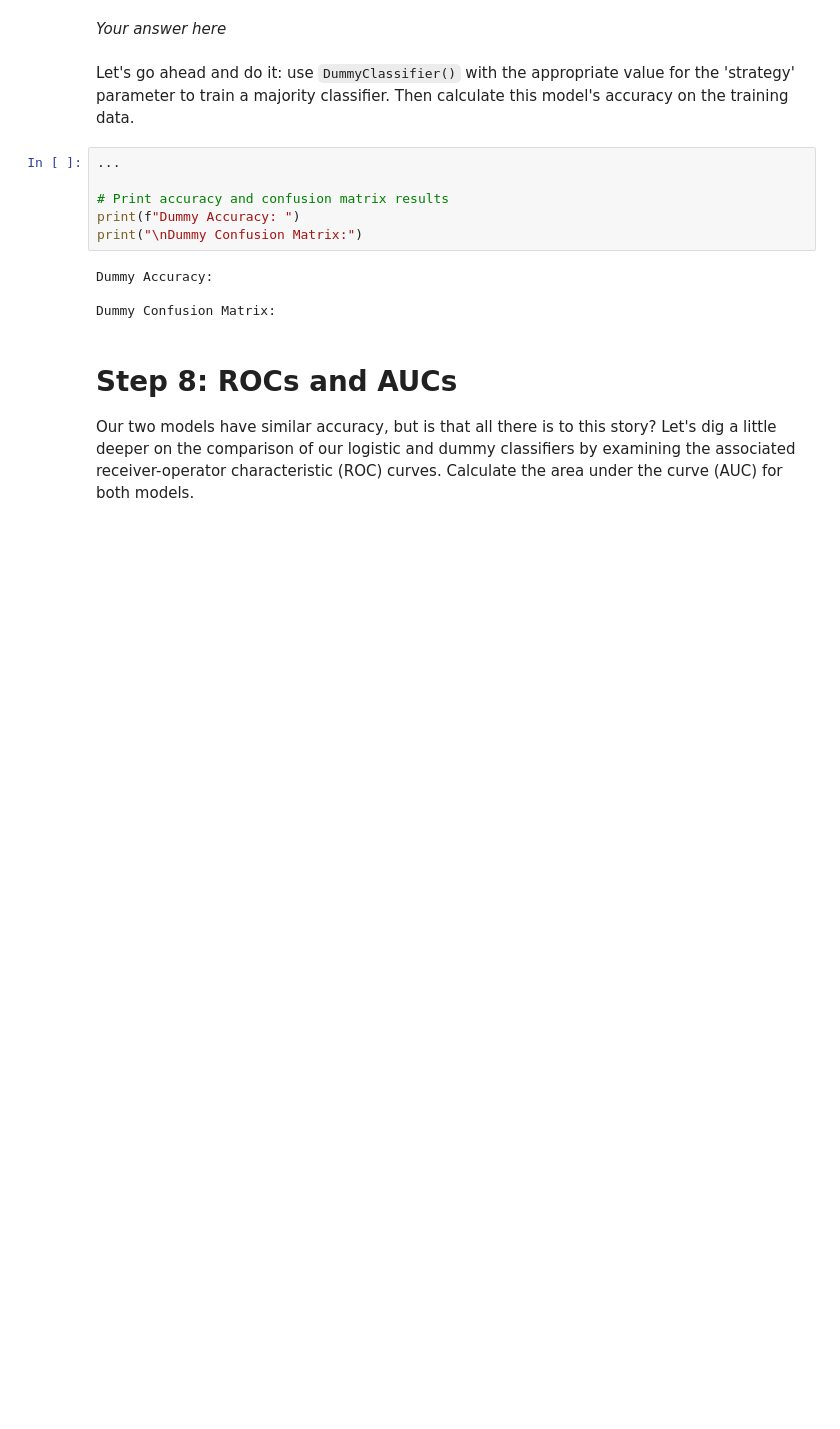
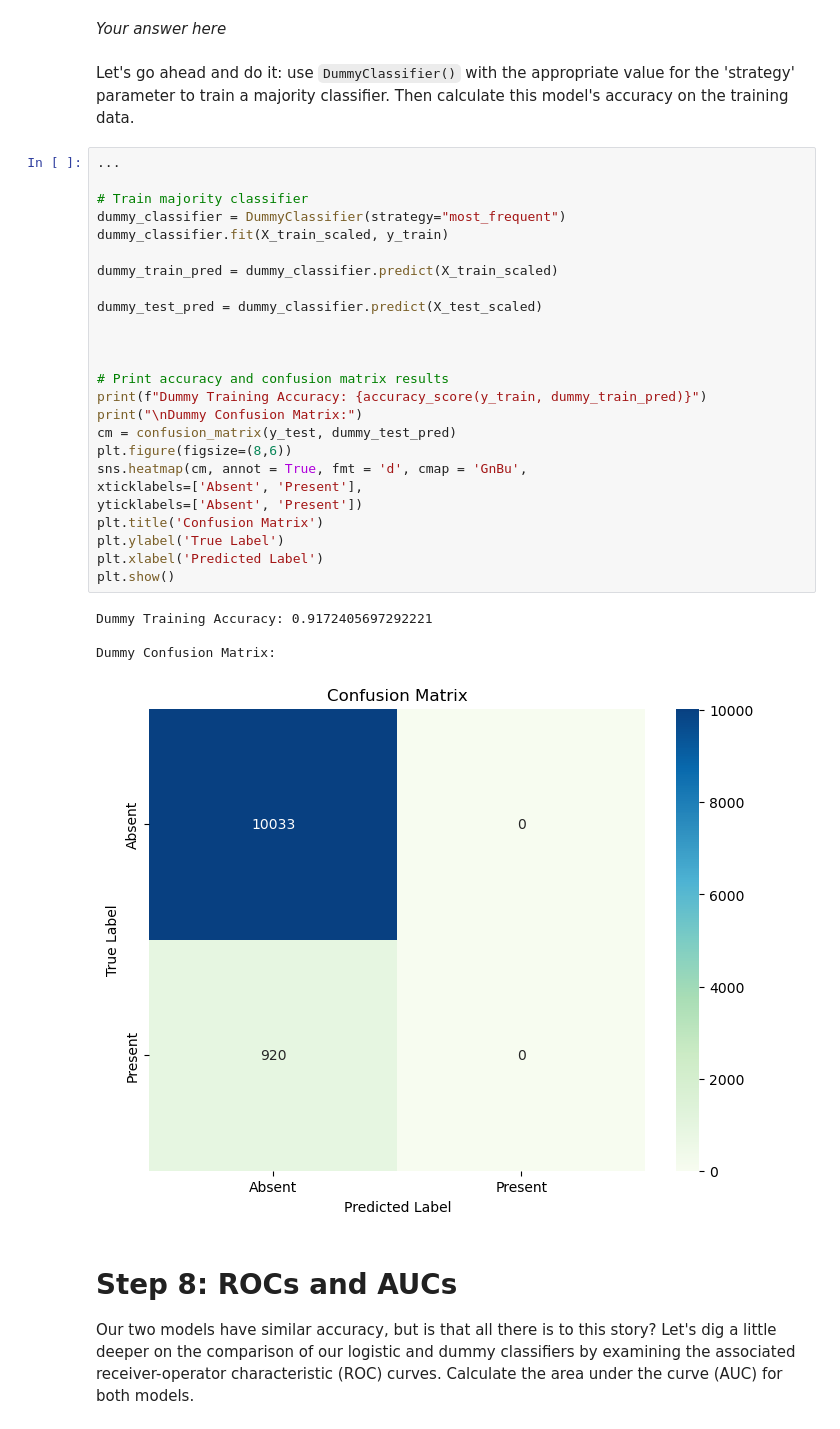
Before and after one commit to kimberleewong/EDS232-labs, a Jupyter notebook: Week3/lab3-wildfire.ipynb, the cells around one changed output. Saved outputs shown, nothing was run; the diff lists cells and outputs as text; blank space fills up the shorter version.

```diff
--- a/Week3/lab3-wildfire.ipynb
+++ b/Week3/lab3-wildfire.ipynb
@@ -121,13 +132,33 @@ Let's go ahead and do it: use `DummyClassifier()` with the appropriate value for
 # %%
 ...
 
+# Train majority classifier
+dummy_classifier = DummyClassifier(strategy="most_frequent")
+dummy_classifier.fit(X_train_scaled, y_train)
+
+dummy_train_pred = dummy_classifier.predict(X_train_scaled)
+
+dummy_test_pred = dummy_classifier.predict(X_test_scaled)
+
+
+
 # Print accuracy and confusion matrix results
-print(f"Dummy Accuracy: ")
+print(f"Dummy Training Accuracy: {accuracy_score(y_train, dummy_train_pred)}")
 print("\nDummy Confusion Matrix:")
+cm = confusion_matrix(y_test, dummy_test_pred)
+plt.figure(figsize=(8,6))
+sns.heatmap(cm, annot = True, fmt = 'd', cmap = 'GnBu',
+xticklabels=['Absent', 'Present'],
+yticklabels=['Absent', 'Present'])
+plt.title('Confusion Matrix')
+plt.ylabel('True Label')
+plt.xlabel('Predicted Label')
+plt.show()
 # %% [output]
-Dummy Accuracy:
+Dummy Training Accuracy: 0.9172405697292221
 
 Dummy Confusion Matrix:
+[figure, added]
 # %% [markdown]
 # Step 8: ROCs and AUCs
 Our two models have similar accuracy, but is that all there is to this story?  Let's dig a little deeper on the comparison of our logistic and dummy classifiers by examining the associated receiver-operator characteristic (ROC) curves. Calculate the area under the curve (AUC) for both models.
```
Also changed, not shown: parts of 6 cells of this notebook.
